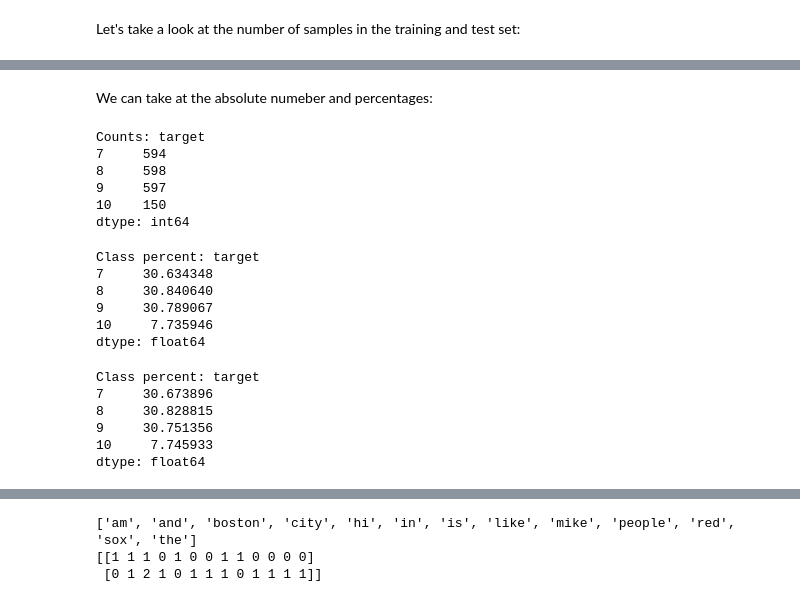
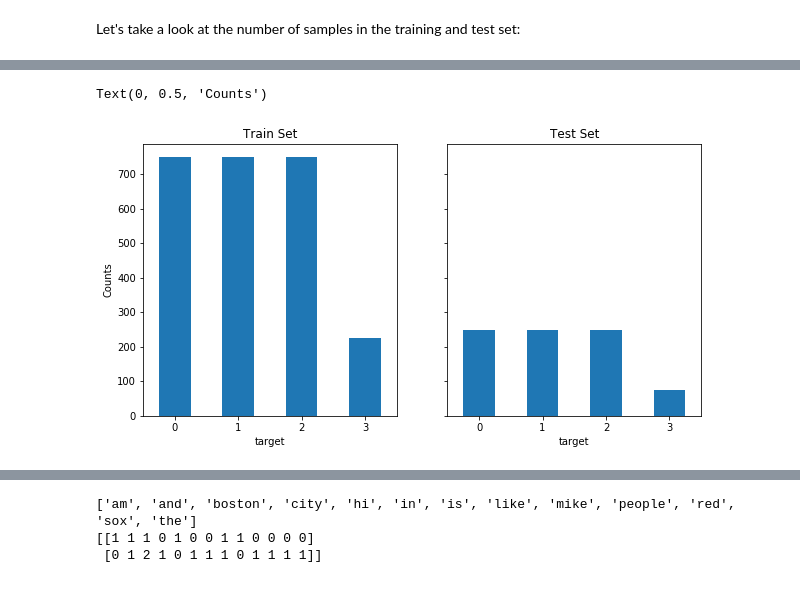
Before and after one commit to mdh266/TextClassificationApp, a Jupyter notebook: NLP.ipynb, the cells around one changed output, grey strips where cells are left out. Cells and saved outputs as stored; diff of their text form; code cells hidden in the pictures.

```diff
--- a/NLP.ipynb
+++ b/NLP.ipynb
@@ -41,0 +134,11 @@ twenty_test  = fetch_20newsgroups(subset='test', shuffle=True)
+# %%
+import pandas as pd
+
+# projection for subselecting only `text` and `category` fields
+project = {"_id":0,"text":1,"category":1}
+
+# get the training set
+train_df = pd.DataFrame(db.train_papers.find({},project))
+
+# get the testing set
+test_df = pd.DataFrame(db.test_papers.find({},project))
@@ -102,2 +164,8 @@ twenty_train.target[0]
+# %%
+from sklearn.preprocessing import LabelEncoder
+
+labeler = LabelEncoder()
+train_df["target"] = labeler.fit_transform(train_df["category"])
+test_df["target"]  = labeler.transform(test_df["category"])
 # %% [markdown]
 In order to view the human readible version of the target we create a dictionary to map the categorical variables (numbers) to labels:
@@ -147,15 +171,0 @@ The twety new groups isn't quite stored as structured data, so in order to filte
-# %%
-import pandas as pd
-
-train_df = pd.DataFrame({"text"  : twenty_train.data,
-                         "target": twenty_train.target})
-
-# filter out non-recreation documents
-train_df  = train_df[train_df["target"].isin([7,8,9,10])]
-
-
-test_df = pd.DataFrame({"text"  : twenty_test.data,
-                        "target": twenty_test.target})
-
-# filter out non-recreation documents
-test_df   = test_df[test_df["target"].isin([7,8,9,10])]
@@ -196,29 +179,16 @@ imbal_test_df  = pd.concat([test_no_hockey_df, test_hockey_df], axis=0)
-# %% [markdown]
-We can take at the absolute numeber and percentages:
-# %%
-print("Counts:", imbal_train_df.groupby("target").size())
-# %% [output]
-Counts: target
-7     594
-8     598
-9     597
-10    150
-dtype: int64
-# %%
-print("Class percent:", 100 * imbal_train_df.groupby("target").size() / imbal_train_df.shape[0])
-# %% [output]
-Class percent: target
-7     30.634348
-8     30.840640
-9     30.789067
-10     7.735946
-dtype: float64
-# %%
-print("Class percent:", 100 * imbal_test_df.groupby("target").size() / imbal_test_df.shape[0])
-# %% [output]
-Class percent: target
-7     30.673896
-8     30.828815
-9     30.751356
-10     7.745933
-dtype: float64
+# %%
+train_cts = train_df.groupby("target").size()
+test_cts  = test_df.groupby("target").size()
+# %%
+import matplotlib.pyplot as plt
+%matplotlib inline
+
+f, (ax1, ax2) = plt.subplots(1, 2, figsize=(10,5), sharey=True)
+train_cts.plot(kind='bar',ax= ax1,rot=0)
+test_cts.plot(kind='bar',ax= ax2,rot=0)
+ax1.set_title('Train Set')
+ax2.set_title('Test Set')
+ax1.set_ylabel("Counts")
+# %% [output]
+Text(0, 0.5, 'Counts')
+[figure, added]
```
Also changed, not shown: parts of 134 cells of this notebook.
